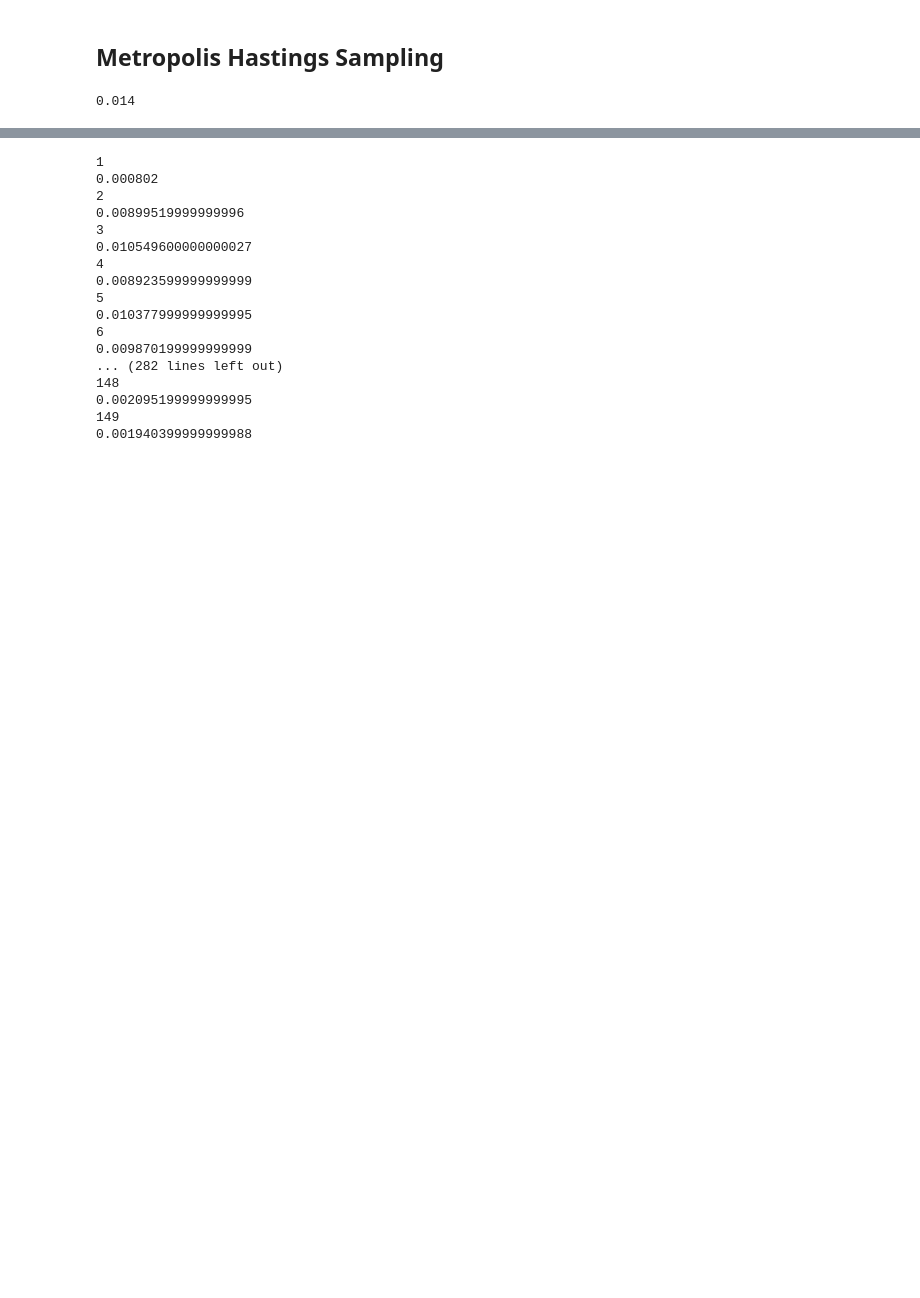
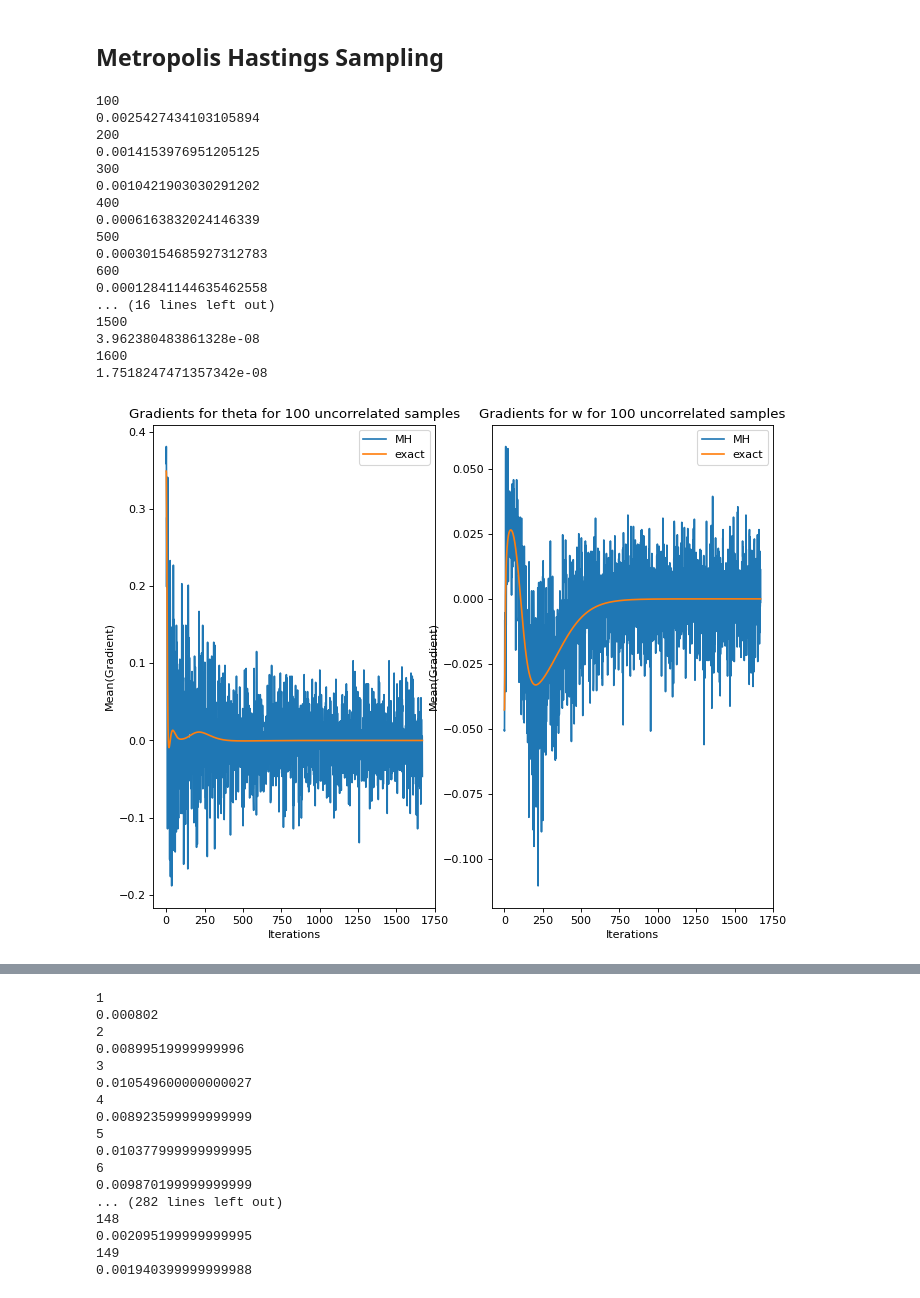
Before and after one commit to Dirrenvv99/Advanced-Machine-Learning, a Jupyter notebook: Week 8/BM.ipynb, the cells around one changed output, grey strips where cells are left out. Saved outputs shown, nothing was run; the diff lists cells and outputs as text; code cells hidden in the pictures; blank space fills up the shorter version.

```diff
--- a/Week 8/BM.ipynb
+++ b/Week 8/BM.ipynb
@@ -288,7 +309,7 @@ plt.show()
 def E_difference(pattern, site, w, theta):
     return 2*pattern[site] * np.dot(w[site], pattern) + 2 * pattern[site] * theta[site]
 # %%
-def MH_sampler(w, theta, pattern, n_samples):
+def MH_sampler(w, theta, pattern, n_samples, correlation = False):
 
     d = w.shape[0]
 
@@ -303,11 +324,19 @@ def MH_sampler(w, theta, pattern, n_samples):
     random_flip_sites = np.random.randint(0, len(theta), size= (n_samples + 1)* len(theta))
     n_accept = 0
     for i in range(n_samples):
-        for j in range(len(theta)):
-            diff = E_difference(pattern,random_flip_sites[i*j + j], w, theta)
+        if correlation:
+            for j in range(len(theta)):
+                diff = E_difference(pattern,random_flip_sites[i*j + j], w, theta)
+                a = np.exp(-diff)
+                if a > random_values[i*j + j]:
+                    pattern[random_flip_sites[i*j + j]] *=-1
+                    energy += diff
+                    n_accept +=1
+        else:
+            diff = E_difference(pattern,random_flip_sites[i], w, theta)
             a = np.exp(-diff)
-            if a > random_values[i*j + j]:
-                pattern[random_flip_sites[i*j + j]] *=-1
+            if a > random_values[i]:
+                pattern[random_flip_sites[i]] *=-1
                 energy += diff
                 n_accept +=1
         samples[i] = pattern
@@ -317,7 +346,3 @@ def MH_sampler(w, theta, pattern, n_samples):
     double = np.einsum('ki, kj -> ij', samples, samples)/len(samples)
 
     return single, double, pattern
-# %%
-print(np.mean([x[0] for x in data_toy]))
-# %% [output]
-0.014
@@ -323,0 +442,21 @@ print(np.mean([x[0] for x in data_toy]))
+# %%
+liks_comp, gradients_MH_single, gradients_MH_double, gradients_exact_single, gradients_exact_double = MH_gradient_comparer(data_toy, 100,1e-8,  1e-3, momentum= 0.01, seed = 42, random = True)
+# %% [output]
+100
+0.0025427434103105894
+200
+0.0014153976951205125
+300
+0.0010421903030291202
+400
+0.0006163832024146339
+500
+0.00030154685927312783
+600
+0.00012841144635462558
+... (16 lines left out)
+1500
+3.962380483861328e-08
+1600
+1.7518247471357342e-08
+[figure, added]
```
Also changed, not shown: parts of 23 cells of this notebook, 10 other files.
